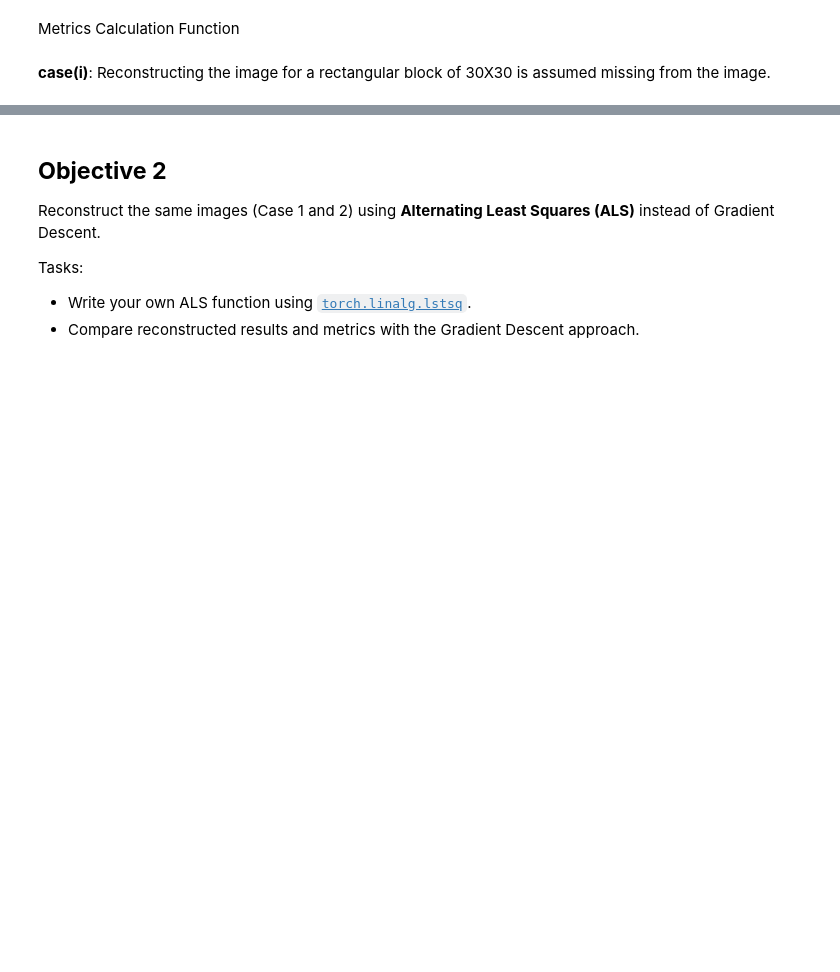
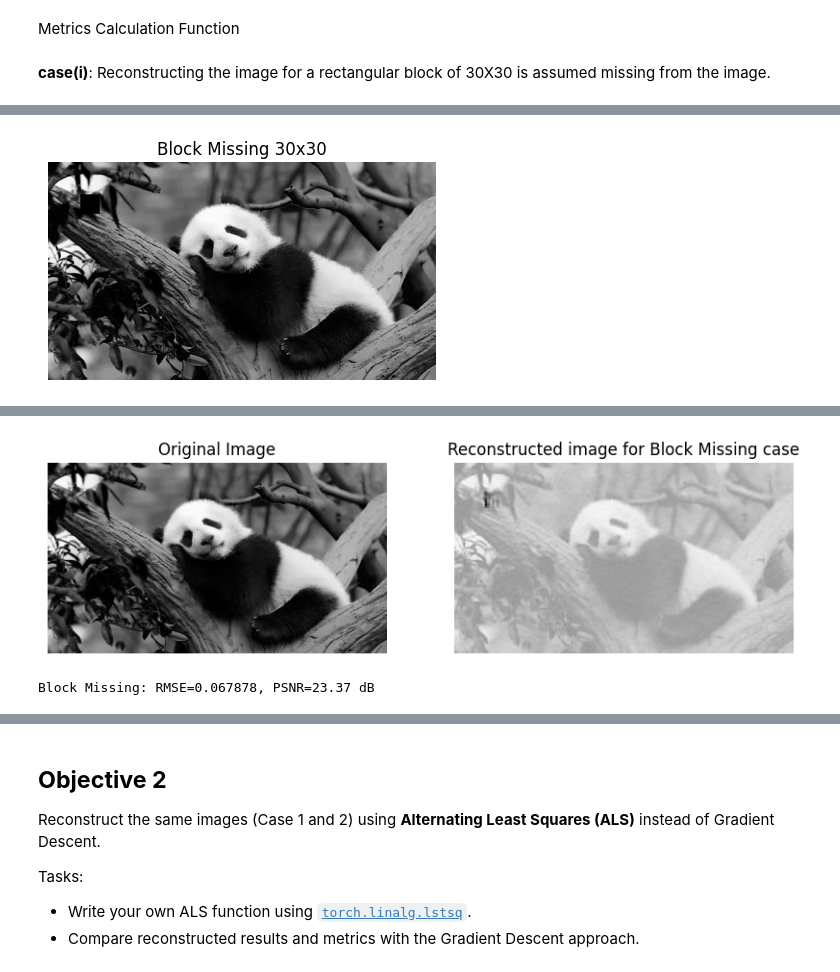
Before and after one commit to HarshJamgaonkar05/ES---335-ML-Assignment-2, a Jupyter notebook: Task 4/Image-Reconstruction.ipynb, the cells around one changed output, grey strips where cells are left out. Saved outputs shown, nothing was run; the diff lists cells and outputs as text; code cells hidden in the pictures; blank space fills up the shorter version.

Commit message:
implemented the reconstruction algorithm with gradient descent

```diff
--- a/Task 4/Image-Reconstruction.ipynb
+++ b/Task 4/Image-Reconstruction.ipynb
@@ -106,7 +106,7 @@ X = X.to(device)
 # %% [markdown]
 Defining Low Rank Reconstruction Function (Matrix Factorization)
 # %%
-def low_rank_reconstruction(X, mask, rank=20, lr=0.1, num_iters=5000):
+def low_rank_reconstruction(X, mask, rank, lr, num_iters):
     """Function which does matrix factorization ; the arguments are:
 
     X = image tensor of the grayscale image [H,W]; it contains known pixel values
@@ -139,8 +139,9 @@ def low_rank_reconstruction(X, mask, rank=20, lr=0.1, num_iters=5000):
 # %% [markdown]
 Metrics Calculation Function
 # %%
-def compute_metrics(X_true, X_pred, mask_missing):
-    mse = ((X_true - X_pred) * (1 - mask_missing)).pow(2).mean()
+def compute_metrics(X_true, X_pred):
+    """Compute RMSE and PSNR over the entire image"""
+    mse = ((X_true - X_pred).pow(2)).mean()
     rmse = torch.sqrt(mse).item()
     psnr = 20 * torch.log10(1.0 / torch.sqrt(mse)).item()
     return rmse, psnr
@@ -148,0 +152,35 @@ def compute_metrics(X_true, X_pred, mask_missing):
+# %%
+block_mask = torch.ones_like(X)
+block_size = 30
+start_row, start_col = 50, 50
+block_mask[start_row:start_row+block_size, start_col:start_col+block_size] = 0
+X_block_missing = X * block_mask
+
+# Plot missing region
+plt.figure(figsize=(5,5))
+plt.imshow(X_block_missing.cpu(), cmap='gray')
+plt.title("Block Missing 30x30")
+plt.axis('off')
+plt.show()
+
+# Reconstruction
+r = 60
+X_block_rec = low_rank_reconstruction(X, block_mask, rank=r, lr=0.01, num_iters=10000)
+
+# Plot original vs reconstructed
+plt.figure(figsize=(10,5))
+plt.subplot(1,2,1)
+plt.imshow(X.cpu(), cmap='gray')
+plt.title("Original Image")
+plt.axis('off')
+plt.subplot(1,2,2)
+plt.imshow(X_block_rec.cpu(), cmap='gray')
+plt.title("Reconstructed image for Block Missing case")
+plt.axis('off')
+plt.show()
+
+# Compute metrics
+rmse_block, psnr_block = compute_metrics(X, X_block_rec)
+print(f"Block Missing: RMSE={rmse_block:.6f}, PSNR={psnr_block:.2f} dB")
+# %% [output]
+[figure, added]
@@ -148,0 +204,2 @@ def compute_metrics(X_true, X_pred, mask_missing):
+[figure, added]
+Block Missing: RMSE=0.067878, PSNR=23.37 dB
```
Also changed, not shown: parts of 12 cells of this notebook.
